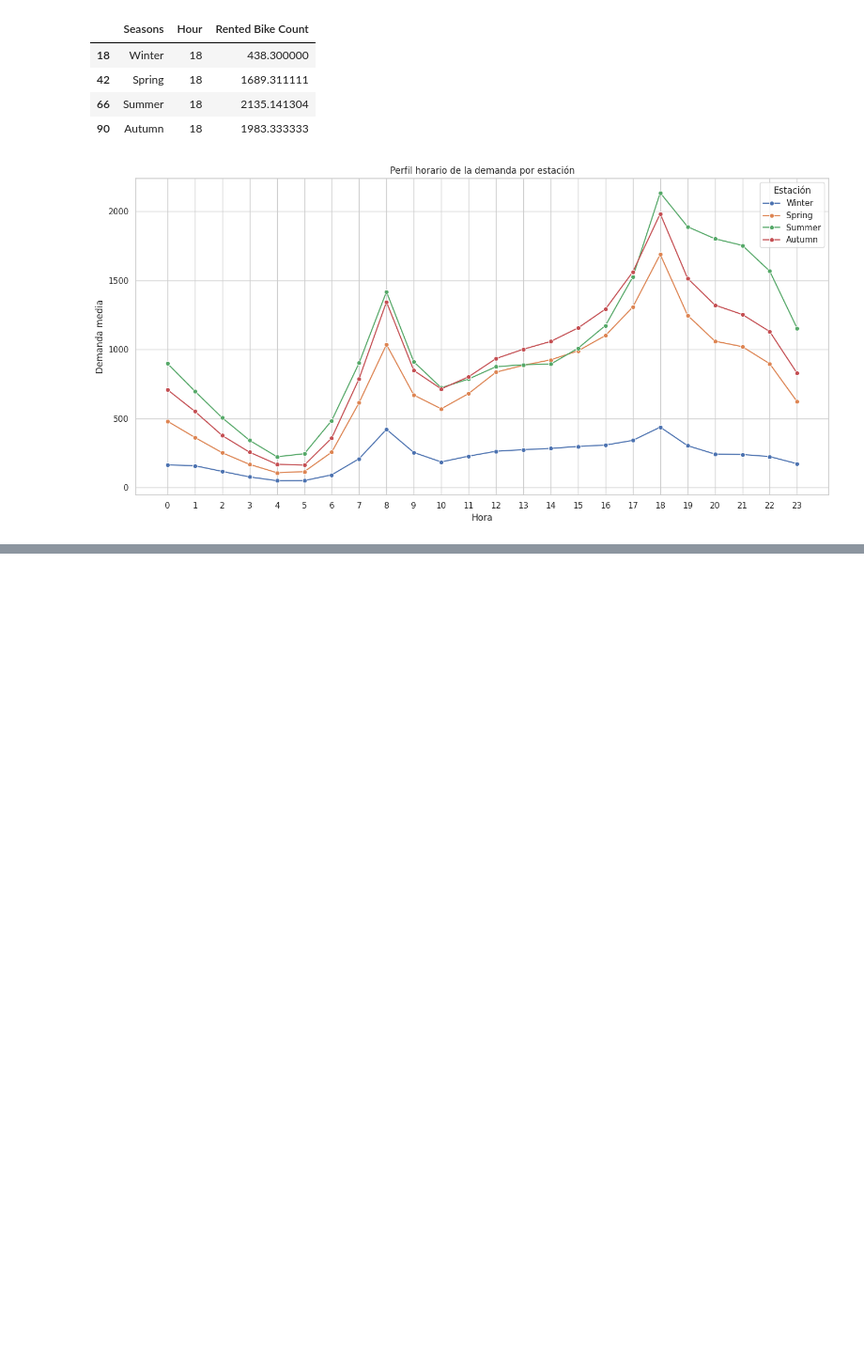
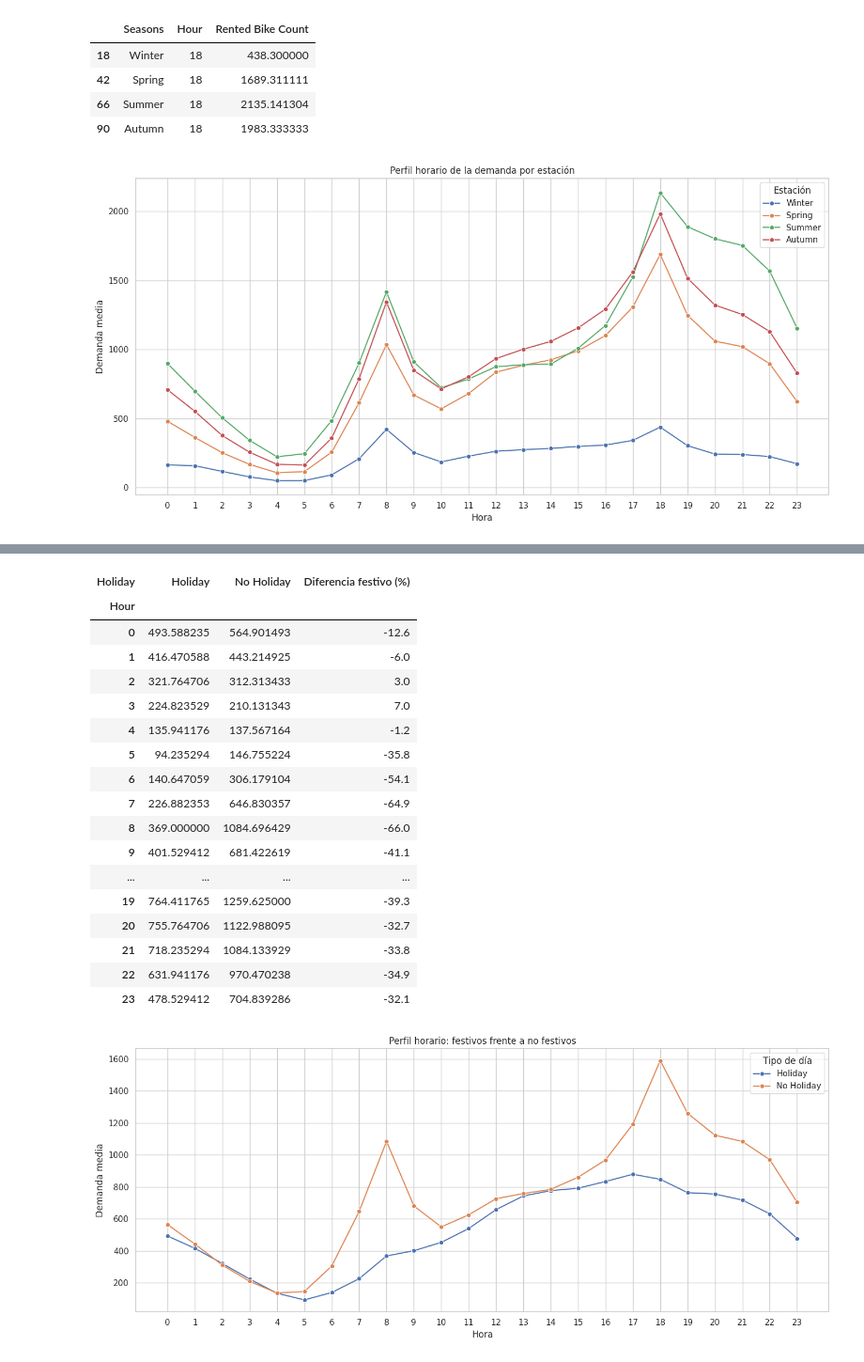
Before and after one commit to francorte/seoul-bike-sharing-analysis, a Jupyter notebook: seoul_bike_sharing_eda.ipynb, the cells around one changed output, grey strips where cells are left out. Shown at 94% size. Cells and saved outputs as stored; diff of their text form; code cells hidden in the pictures; blank space fills up the shorter version.

```diff
--- a/seoul_bike_sharing_eda.ipynb
+++ b/seoul_bike_sharing_eda.ipynb
@@ -920,0 +935,59 @@ Hora de máxima demanda por estación:
+# %%
+# Resumen general según festivo
+holiday_summary = (
+    df_operational
+    .groupby("Holiday", observed=True)["Rented Bike Count"]
+    .agg(["mean", "median", "std", "count"])
+    .round(1)
+)
+
+display(holiday_summary)
+
+# Perfil horario según festivo
+holiday_hour_profile = (
+    df_operational
+    .groupby(
+        ["Holiday", "Hour"],
+        observed=True
+    )["Rented Bike Count"]
+    .mean()
+    .reset_index()
+)
+
+# Comparación porcentual por hora
+holiday_comparison = holiday_hour_profile.pivot(
+    index="Hour",
+    columns="Holiday",
+    values="Rented Bike Count"
+)
+
+holiday_comparison["Diferencia festivo (%)"] = (
+    (
+        holiday_comparison["Holiday"]
+        / holiday_comparison["No Holiday"]
+        - 1
+    )
+    * 100
+).round(1)
+
+display(holiday_comparison)
+
+# Visualización
+plt.figure(figsize=(14, 6))
+
+sns.lineplot(
+    data=holiday_hour_profile,
+    x="Hour",
+    y="Rented Bike Count",
+    hue="Holiday",
+    marker="o"
+)
+
+plt.title("Perfil horario: festivos frente a no festivos")
+plt.xlabel("Hora")
+plt.ylabel("Demanda media")
+plt.xticks(range(24))
+plt.legend(title="Tipo de día")
+plt.tight_layout()
+plt.show()
+# %% [output]
@@ -921 +998,20 @@ Hora de máxima demanda por estación:
+| Holiday | Holiday | No Holiday | Diferencia festivo (%) |
+| Hour |  |  |  |
+| 0 | 493.588235 | 564.901493 | -12.6 |
+| 1 | 416.470588 | 443.214925 | -6.0 |
+| 2 | 321.764706 | 312.313433 | 3.0 |
+| 3 | 224.823529 | 210.131343 | 7.0 |
+| 4 | 135.941176 | 137.567164 | -1.2 |
+| 5 | 94.235294 | 146.755224 | -35.8 |
+| 6 | 140.647059 | 306.179104 | -54.1 |
+| 7 | 226.882353 | 646.830357 | -64.9 |
+| 8 | 369.000000 | 1084.696429 | -66.0 |
+| 9 | 401.529412 | 681.422619 | -41.1 |
+| ... | ... | ... | ... |
+| 19 | 764.411765 | 1259.625000 | -39.3 |
+| 20 | 755.764706 | 1122.988095 | -32.7 |
+| 21 | 718.235294 | 1084.133929 | -33.8 |
+| 22 | 631.941176 | 970.470238 | -34.9 |
+| 23 | 478.529412 | 704.839286 | -32.1 |
+[figure, added]
 # %% [markdown]
```
Also changed, not shown: parts of 4 cells of this notebook.
